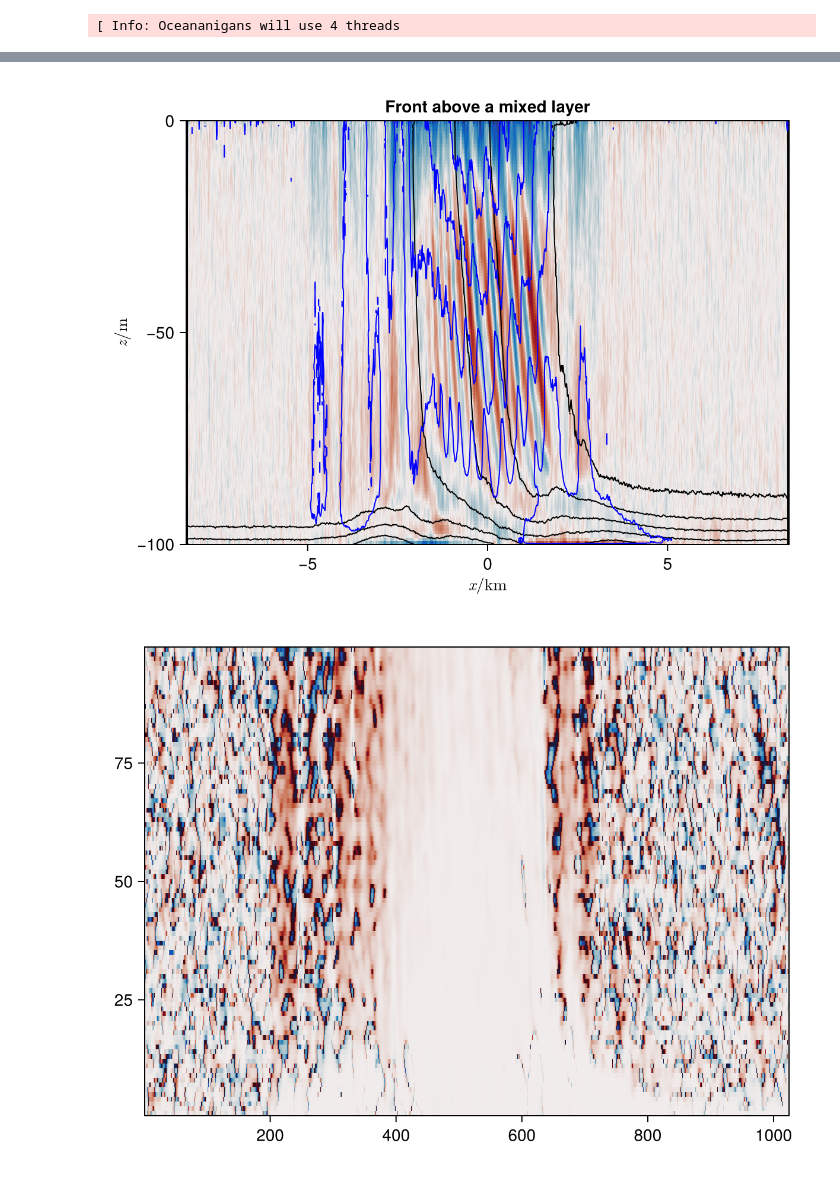
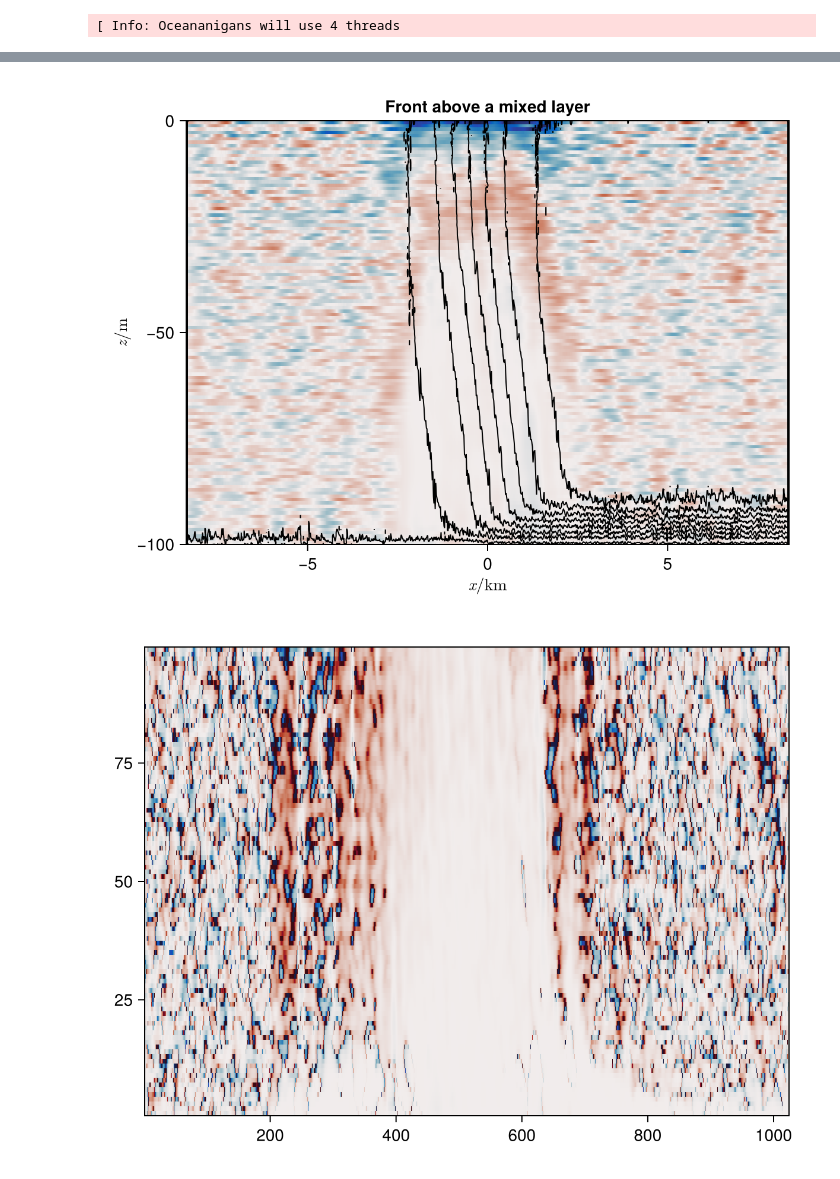
Before and after one commit to erin-atkinson/turbulence-at-fronts, a Jupyter notebook: analysis/FrontInitialisation.ipynb, the cells around one changed output, grey strips where cells are left out. Drawn from its saved outputs; the diff is of its cells as text; code cells hidden in the pictures.

Commit message:
Changed the base state to tilted isopycnals, also configured initialisation to run this

```diff
--- a/analysis/FrontInitialisation.ipynb
+++ b/analysis/FrontInitialisation.ipynb
@@ -13,35 +8,0 @@ LoadError: UndefVarError: `Open` not defined
-# %%
-include("../src-fronts/parameters.jl")
-include("../src-fronts/base_state.jl")
-sp = create_simulation_parameters(; Ri=10, Ro=0.1, Q=100)
-b, u, v, w = map(a->(x, z)->a(x, 0, z), get_base_state(sp));
-
-ζ(x, z) = (v(x+5e-8, z) - v(x-5e-8, z)) / 1e-7
-N²(x, z) = (b(x, z+5e-8) - b(x, z-5e-8)) / 1e-7
-S(x, z) = (v(x, z+5e-8) - v(x, z-5e-8)) / 1e-7
-M²(x, z) = (b(x+5e-8, z) - b(x-5e-8, z)) / 1e-7
-
-q(x, z) = (ζ(x, z) + sp.f) * N²(x, z) - S(x, z) * M²(x, z)
-
-xs = range(-sp.Lx/2000, sp.Lx/2000, 200)
-zs = range(-sp.H, 0, 200)
-
-Ri = [N²(x, z) / S(x, z)^2 for x in xs, z in zs]
-Ro = [ζ(x * 1000, z) / sp.f for x in xs, z in zs]
-
-Riₘᵢₙ = minimum(Ri)
-Roₘᵢₙ = minimum(Ro)
-Roₘₐₓ = maximum(Ro)
-
-@info "Created a front state with Riₘᵢₙ = $Riₘᵢₙ, Roₘᵢₙ = $Roₘᵢₙ, Roₘₐₓ = $Roₘₐₓ"
-
-fig = Figure()
-ax = Axis(fig[1, 1]; xlabel=L"x / \text{km}", ylabel=L"z / \text{m}", title="Front above a mixed layer", limits=(-sp.Lx/2000, sp.Lx/2000, -sp.H, 0))
-h(x, z) = z - sp.H * γ(x/sp.ℓ, 0.1)
-
-#contourf!(ax, xs, zs, (x, z)->v(1000x, z); levels=range(-2v(0, 0), 2v(0, 0), 20), colormap=:balance)
-heatmap!(ax, xs, zs, (x, z)->q(1000x, z); colormap=:balance, colorrange=(-10sp.f * sp.N², 10sp.f * sp.N²))
-contour!(ax, xs, zs, (x, z)->q(1000x, z); levels=[0], color=:blue)
-contour!(ax, xs, zs, (x, z)->h(1000x, z); color=:red, levels=[0], linestyle=:dash)
-contour!(ax, xs, zs, (x, z)->b(1000x, z); color=:black)
-fig
@@ -51,8 +61,8 @@ fig
 # %%
 # Print simulation outputs
 # Get a state of simulation
-n = 1001
-foldername = "../../scratch/Project/front-init-test"
+n = 101
+foldername = "../../scratch/Project/front-init-test-2"
 
 sp = jldopen("$foldername/parameters.jld2") do file
     NamedTuple(map(keys(file)) do k
@@ -60,37 +70,37 @@ sp = jldopen("$foldername/parameters.jld2") do file
             end)
 end
 filename = "$foldername/initialisation.jld2"
 t, xs, ys, zs, u, v, w, b, φ = jldopen(filename) do file
     frames = keys(file["timeseries/t"])
     ts = [file["timeseries/t/$frame"] for frame in frames]
     frame = frames[n]
     xs = file["grid/xᶜᵃᵃ"]
     ys = file["grid/yᵃᶜᵃ"]
     zs = file["grid/zᵃᵃᶜ"]
     u = (file["timeseries/u/$frame"][1:end-1, :, :] .+ file["timeseries/u/$frame"][2:end, :, :]) ./ 2
     v = (circshift(file["timeseries/v/$frame"], (0, -1, 0)) .+ circshift(file["timeseries/v/$frame"], (0, 1, 0))) ./ 2
     w = (file["timeseries/w/$frame"][:, :, 1:end-1] .+ file["timeseries/w/$frame"][:, :, 2:end]) ./ 2
     b = file["timeseries/b/$frame"]
     φ = file["timeseries/φ/$frame"]
     ts[n], xs, ys, zs, u, v, w, b, φ
     end;
 fig = Figure()
 ax = Axis(fig[1, 1]; xlabel=L"x / \text{km}", ylabel=L"z / \text{m}", title="Front above a mixed layer", limits=(xs[1]/1000, xs[end]/1000, -sp.H, 0))
 #field = mean((v .- mean(v; dims=2)) .* (w .- mean(w; dims=2)); dims=2)[:, 1, :]
 #ψ = mean(cumsum(u; dims=3) * (zs[2]-zs[1]); dims=2)[:, 1, :]
-b_levels = range(minimum(mean(b; dims=2)), maximum(mean(b; dims=2)), 40)
+b_levels = range(minimum(mean(b[4:end-3, :, 4:end-3]; dims=2)), maximum(mean(b[4:end-3, :, 4:end-3]; dims=2)), 10)
 #field = field - imfilter(field, gaussian((10, 0)))
 field = mean(u; dims=2)[:, 1, :]
-#field = imfilter(field, gaussian((30, 0)))
+field = imfilter(field, gaussian((10, 0)))
 #field = circshift(mean(φ; dims=2)[:, 1, :], (-1, 0)) .- circshift(mean(φ; dims=2)[:, 1, :], (1, 0))
 heatmap!(ax, xs / 1000, zs, field; colormap=:balance, colorrange=(-maximum(abs, field), maximum(abs, field)))
 contour!(ax, xs / 1000, zs, mean(b; dims=2)[:, 1, :]; color=:black, levels=b_levels)
-contour!(ax, xs / 1000, zs, mean(v; dims=2)[:, 1, :]; color=:blue, levels=5)
+#contour!(ax, xs / 1000, zs, mean(v; dims=2)[:, 1, :]; color=:blue, levels=5)
 #contour!(ax, xs / 1000, zs, ψ; colormap=:balance, colorrange=(-maximum(abs, ψ), maximum(abs, ψ)), levels=3)
 
 fig
 # %% [output]
-[figure, old version]
+[figure, new version]
 # %%
 v = mean(v; dims=2)[:, 1, :]
 shear = ((v[:, 1:end-2] - v[:, 3:end]) / (zs[3]-zs[1]))
```
Also changed, not shown: parts of 3 cells of this notebook, 6 other files.
